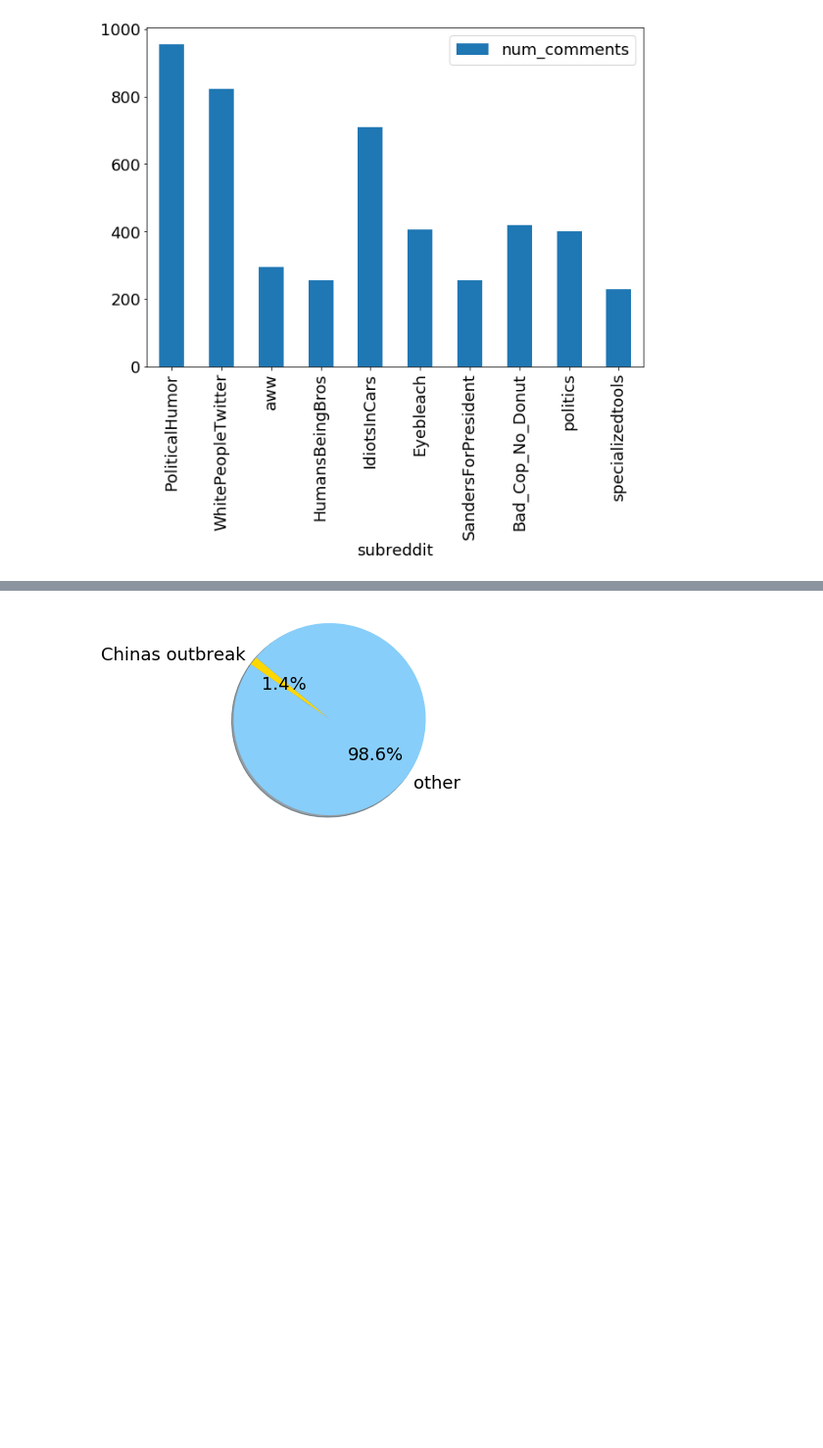
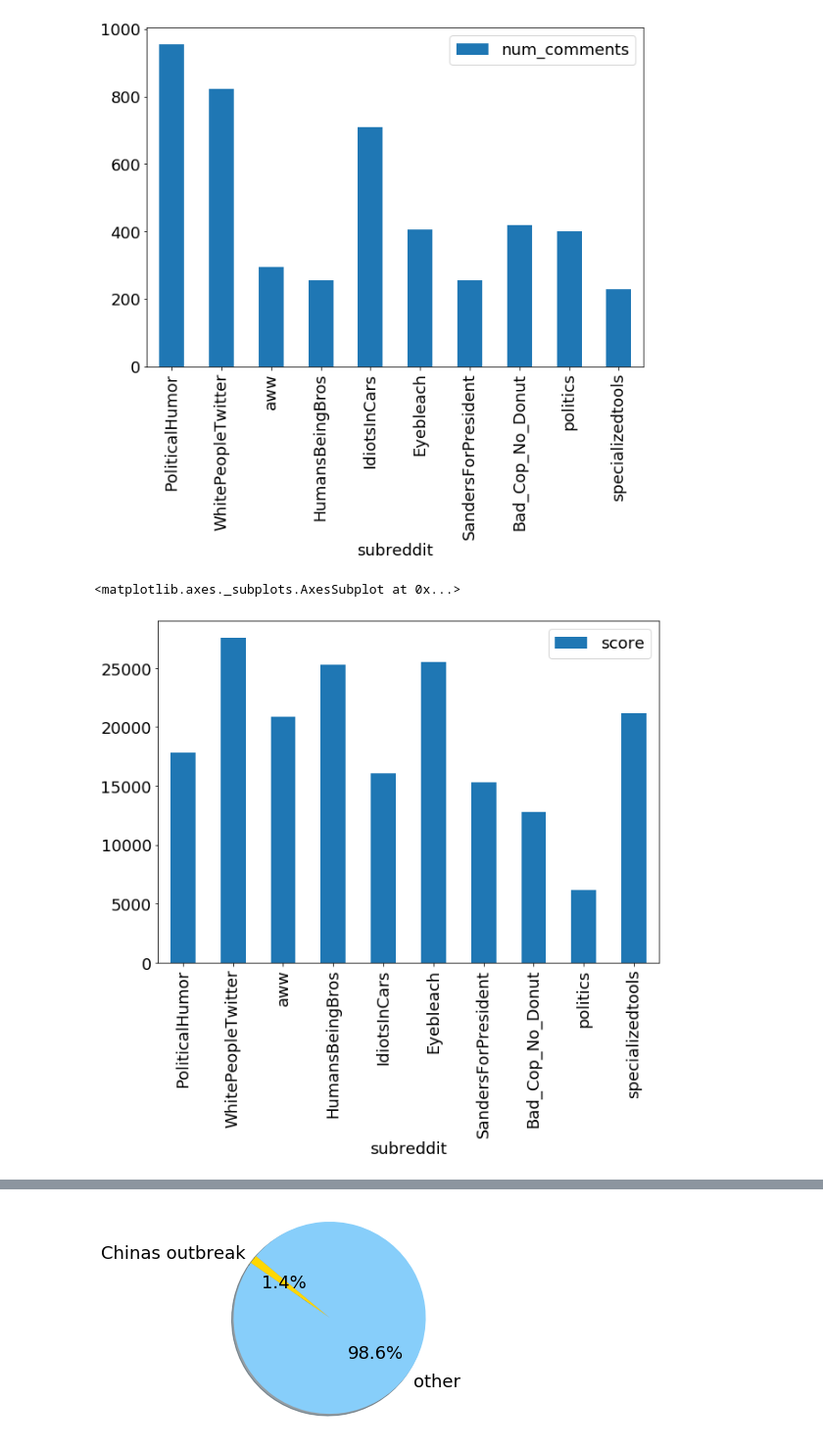
Before and after one commit to Verlich/BigData-Spark, a Jupyter notebook: scripts/Python-Scripts/data-visualization.ipynb, the cells around one changed output, grey strips where cells are left out. Shown at 98% size. Saved outputs shown, nothing was run; the diff lists cells and outputs as text; code cells hidden in the pictures; blank space fills up the shorter version.

```diff
--- a/scripts/Python-Scripts/data-visualization.ipynb
+++ b/scripts/Python-Scripts/data-visualization.ipynb
@@ -27,6 +27,11 @@ posts.plot(x='subreddit', y='num_comments', kind='bar', figsize=(10,7))
 # %% [output]
 <matplotlib.axes._subplots.AxesSubplot at 0x...>
 [figure]
+# %%
+posts.plot(x='subreddit', y='score', kind='bar', figsize=(10,7))
+# %% [output]
+<matplotlib.axes._subplots.AxesSubplot at 0x...>
+[figure, added]
 # %%
 file = open('reddit-data.json','r')
 data = pd.read_json(file, lines=True)
```
Also changed, not shown: 10 other files.
